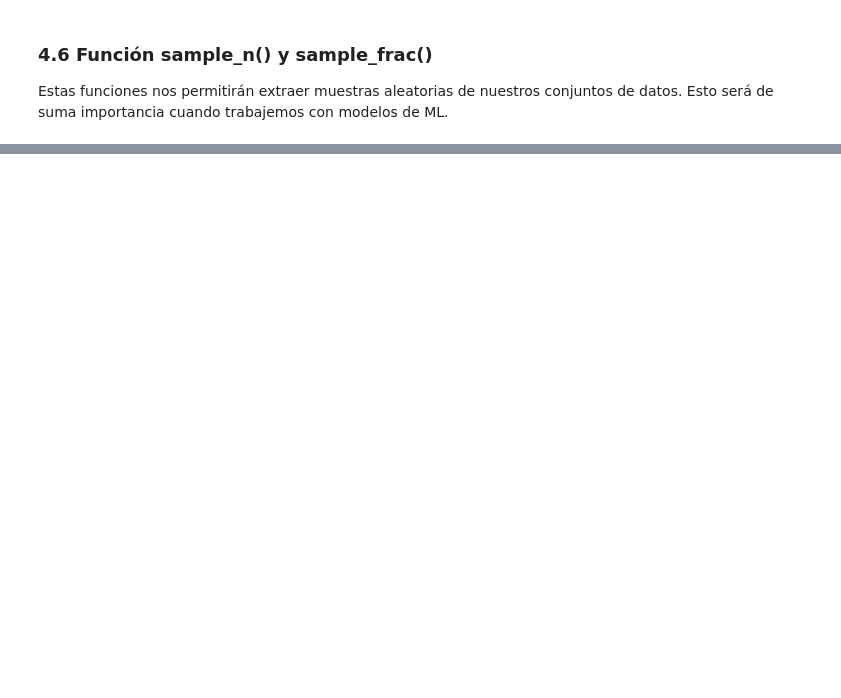
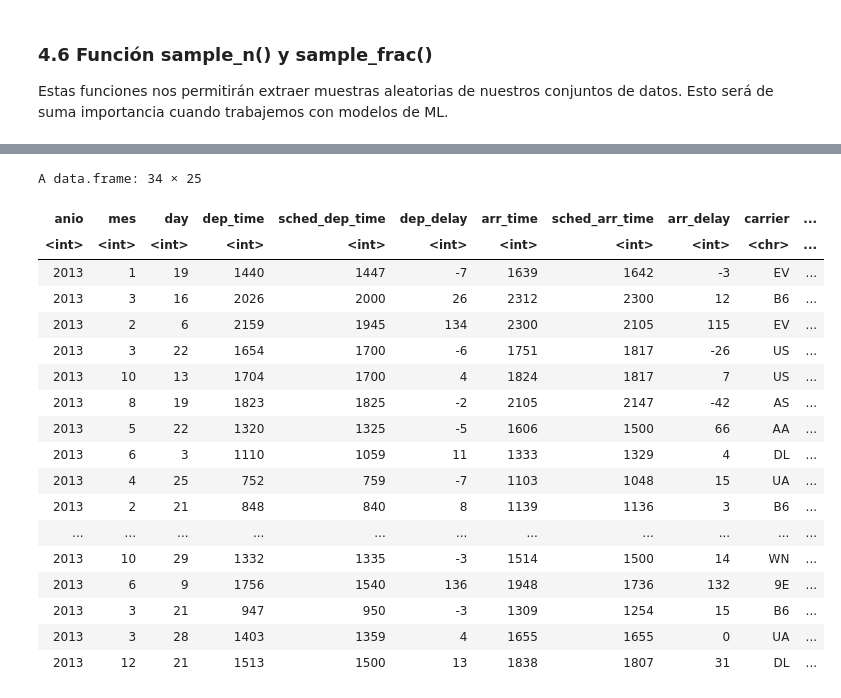
Before and after one commit to majorquev/DBDC_202409_Programacion_en_R_para_ciencia_de_datos, a Jupyter notebook: Clases/C3/Clase3_01_manipulacion_de_tablas_I.ipynb, the cells around one changed output, grey strips where cells are left out. Cells and saved outputs as stored; diff of their text form; code cells hidden in the pictures; blank space fills up the shorter version.

```diff
--- a/Clases/C3/Clase3_01_manipulacion_de_tablas_I.ipynb
+++ b/Clases/C3/Clase3_01_manipulacion_de_tablas_I.ipynb
@@ -983,0 +1236,23 @@ Estas funciones nos permitirán extraer muestras aleatorias de nuestros conjunto
+# %%
+vuelos %>%
+  sample_frac(0.0001)
+# %% [output]
+A data.frame: 34 × 25
+| anio | mes | day | dep_time | sched_dep_time | dep_delay | arr_time | sched_arr_time | arr_delay | carrier | ... |
+| <int> | <int> | <int> | <int> | <int> | <int> | <int> | <int> | <int> | <chr> | ... |
+| 2013 | 1 | 19 | 1440 | 1447 | -7 | 1639 | 1642 | -3 | EV | ... |
+| 2013 | 3 | 16 | 2026 | 2000 | 26 | 2312 | 2300 | 12 | B6 | ... |
+| 2013 | 2 | 6 | 2159 | 1945 | 134 | 2300 | 2105 | 115 | EV | ... |
+| 2013 | 3 | 22 | 1654 | 1700 | -6 | 1751 | 1817 | -26 | US | ... |
+| 2013 | 10 | 13 | 1704 | 1700 | 4 | 1824 | 1817 | 7 | US | ... |
+| 2013 | 8 | 19 | 1823 | 1825 | -2 | 2105 | 2147 | -42 | AS | ... |
+| 2013 | 5 | 22 | 1320 | 1325 | -5 | 1606 | 1500 | 66 | AA | ... |
+| 2013 | 6 | 3 | 1110 | 1059 | 11 | 1333 | 1329 | 4 | DL | ... |
+| 2013 | 4 | 25 | 752 | 759 | -7 | 1103 | 1048 | 15 | UA | ... |
+| 2013 | 2 | 21 | 848 | 840 | 8 | 1139 | 1136 | 3 | B6 | ... |
+| ... | ... | ... | ... | ... | ... | ... | ... | ... | ... | ... |
+| 2013 | 10 | 29 | 1332 | 1335 | -3 | 1514 | 1500 | 14 | WN | ... |
+| 2013 | 6 | 9 | 1756 | 1540 | 136 | 1948 | 1736 | 132 | 9E | ... |
+| 2013 | 3 | 21 | 947 | 950 | -3 | 1309 | 1254 | 15 | B6 | ... |
+| 2013 | 3 | 28 | 1403 | 1359 | 4 | 1655 | 1655 | 0 | UA | ... |
+| 2013 | 12 | 21 | 1513 | 1500 | 13 | 1838 | 1807 | 31 | DL | ... |
```
Also changed, not shown: parts of 27 cells of this notebook.
